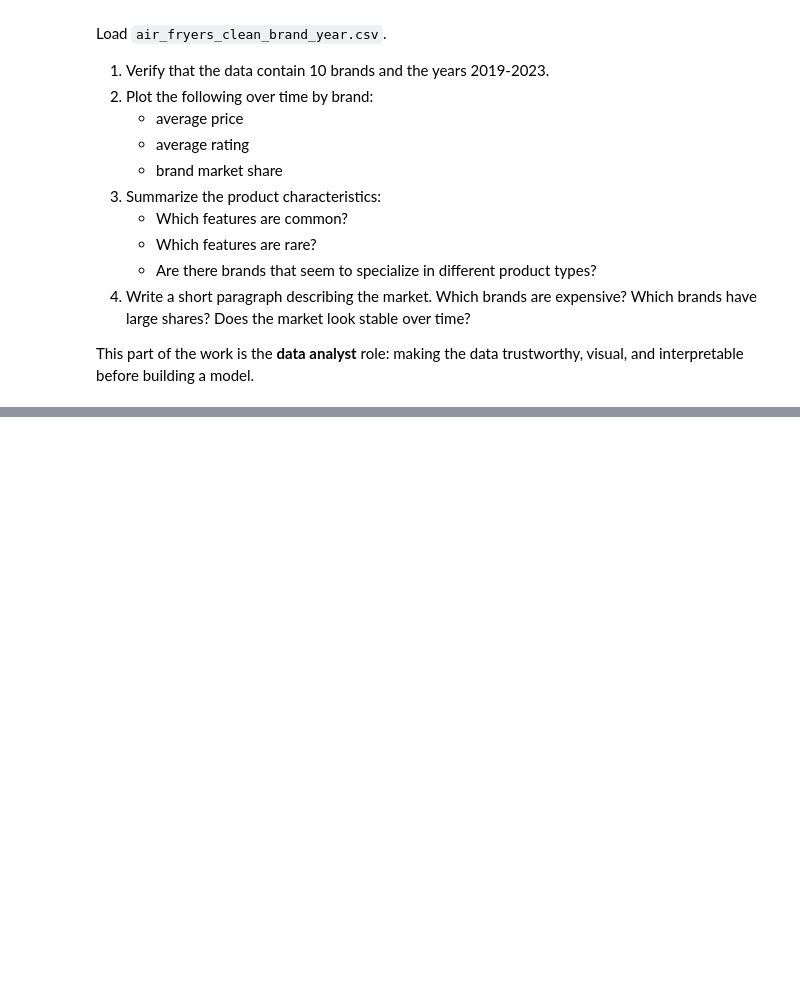
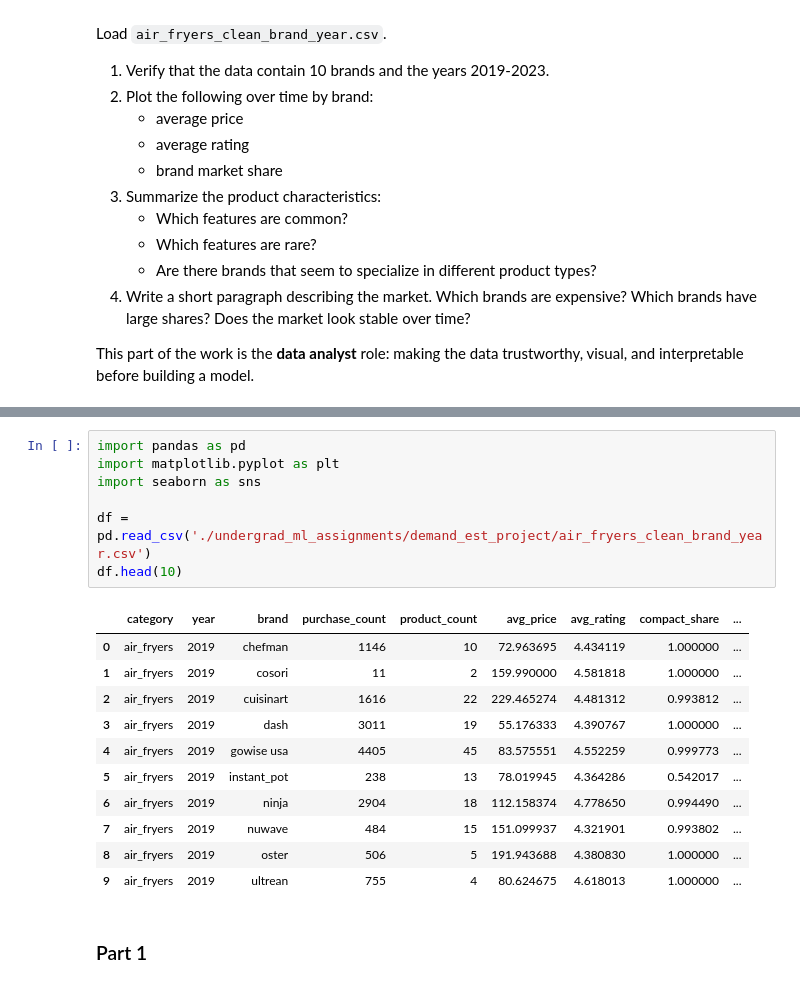
Before and after one commit to namithatholasi/undergrad_ml_assignments, a Jupyter notebook: Demand_Estimation_Lab_Notebook1_DataAnalysis.ipynb, the cells around one changed output, grey strips where cells are left out. Cells and saved outputs as stored; diff of their text form; blank space fills up the shorter version.

```diff
--- a/Demand_Estimation_Lab_Notebook1_DataAnalysis.ipynb
+++ b/Demand_Estimation_Lab_Notebook1_DataAnalysis.ipynb
@@ -82,0 +87,21 @@ This part of the work is the **data analyst** role: making the data trustworthy,
+# %%
+import pandas as pd
+import matplotlib.pyplot as plt
+import seaborn as sns
+
+df = pd.read_csv('./undergrad_ml_assignments/demand_est_project/air_fryers_clean_brand_year.csv')
+df.head(10)
+# %% [output]
+|  | category | year | brand | purchase_count | product_count | avg_price | avg_rating | compact_share | ... |
+| 0 | air_fryers | 2019 | chefman | 1146 | 10 | 72.963695 | 4.434119 | 1.000000 | ... |
+| 1 | air_fryers | 2019 | cosori | 11 | 2 | 159.990000 | 4.581818 | 1.000000 | ... |
+| 2 | air_fryers | 2019 | cuisinart | 1616 | 22 | 229.465274 | 4.481312 | 0.993812 | ... |
+| 3 | air_fryers | 2019 | dash | 3011 | 19 | 55.176333 | 4.390767 | 1.000000 | ... |
+| 4 | air_fryers | 2019 | gowise usa | 4405 | 45 | 83.575551 | 4.552259 | 0.999773 | ... |
+| 5 | air_fryers | 2019 | instant_pot | 238 | 13 | 78.019945 | 4.364286 | 0.542017 | ... |
+| 6 | air_fryers | 2019 | ninja | 2904 | 18 | 112.158374 | 4.778650 | 0.994490 | ... |
+| 7 | air_fryers | 2019 | nuwave | 484 | 15 | 151.099937 | 4.321901 | 0.993802 | ... |
+| 8 | air_fryers | 2019 | oster | 506 | 5 | 191.943688 | 4.380830 | 1.000000 | ... |
+| 9 | air_fryers | 2019 | ultrean | 755 | 4 | 80.624675 | 4.618013 | 1.000000 | ... |
+# %% [markdown]
+### Part 1
```
Also changed, not shown: parts of 13 cells of this notebook.
